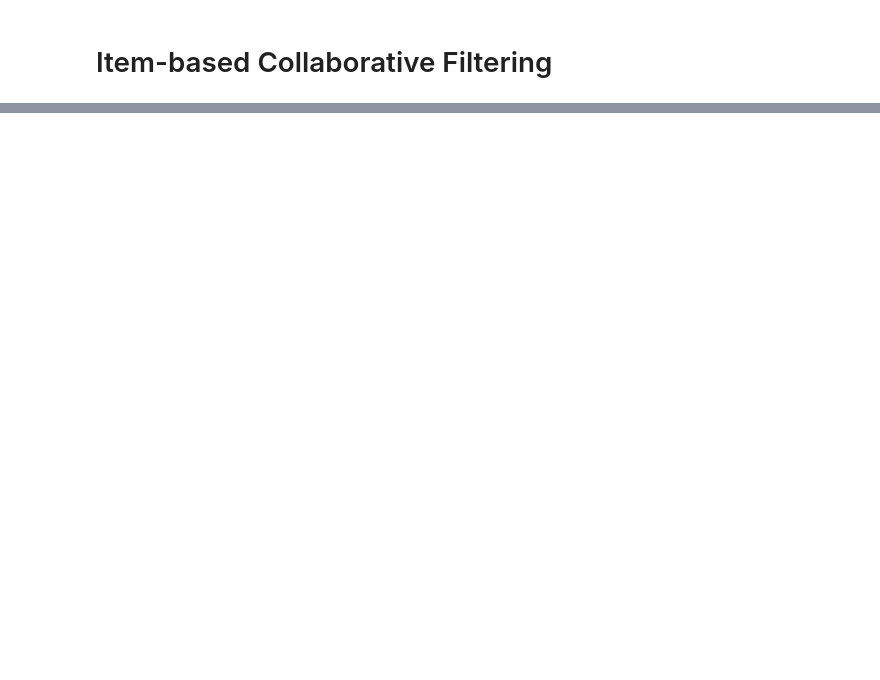
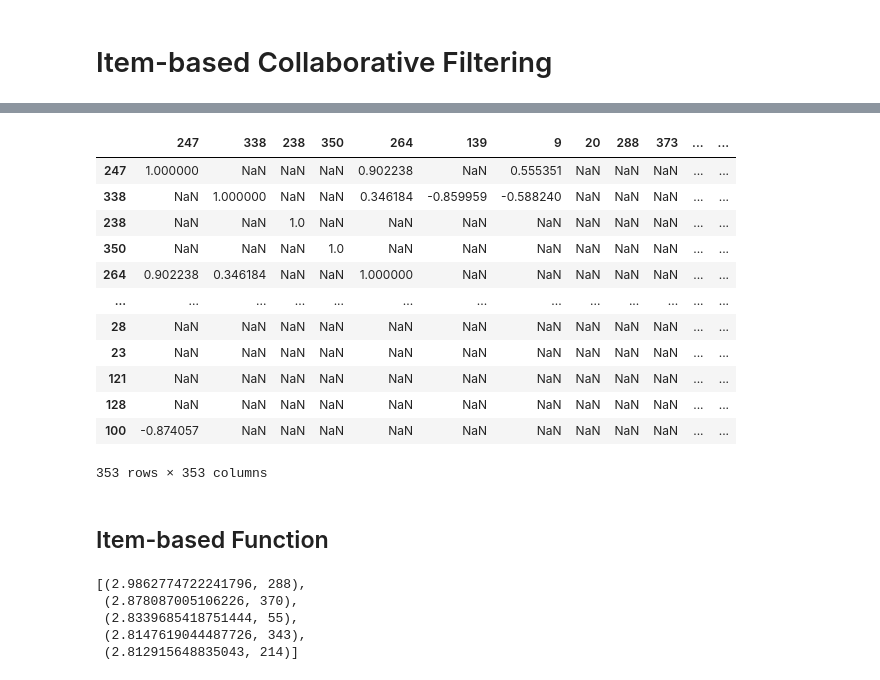
Before and after one commit to Yilegendoflink/RecSys, a Jupyter notebook: AIDM7380 Group Project - Recommender System for eLearning.ipynb, the cells around one changed output, grey strips where cells are left out. Saved outputs shown, nothing was run; the diff lists cells and outputs as text; code cells hidden in the pictures; blank space fills up the shorter version.

```diff
--- a/AIDM7380 Group Project - Recommender System for eLearning.ipynb
+++ b/AIDM7380 Group Project - Recommender System for eLearning.ipynb
@@ -432,0 +534,29 @@ dtype: float64
+# %%
+selectedIndex = selectedItems.index
+uiMatrixSelection = uiMatrix[selectedIndex]
+uiMatrixSelection = uiMatrixSelection.sub(uiMatrixSelection.mean(axis=1), axis=0)
+iiSimMatrix = pd.DataFrame().reindex_like(selectedItems)
+for item1 in selectedIndex:
+    item1Ratings = uiMatrixSelection[item1]
+    for item2 in selectedIndex:
+        item2Ratings = uiMatrixSelection[item2]
+        if overlappingUsersRatings.at[item1, item2] > 1:
+          iiSimMatrix.at[item1, item2] = cosine_sim(item1Ratings, item2Ratings)
+# %%
+display(iiSimMatrix)
+# %% [output]
+|  | 247 | 338 | 238 | 350 | 264 | 139 | 9 | 20 | 288 | 373 | ... | ... |
+| 247 | 1.000000 | NaN | NaN | NaN | 0.902238 | NaN | 0.555351 | NaN | NaN | NaN | ... | ... |
+| 338 | NaN | 1.000000 | NaN | NaN | 0.346184 | -0.859959 | -0.588240 | NaN | NaN | NaN | ... | ... |
+| 238 | NaN | NaN | 1.0 | NaN | NaN | NaN | NaN | NaN | NaN | NaN | ... | ... |
+| 350 | NaN | NaN | NaN | 1.0 | NaN | NaN | NaN | NaN | NaN | NaN | ... | ... |
+| 264 | 0.902238 | 0.346184 | NaN | NaN | 1.000000 | NaN | NaN | NaN | NaN | NaN | ... | ... |
+| ... | ... | ... | ... | ... | ... | ... | ... | ... | ... | ... | ... | ... |
+| 28 | NaN | NaN | NaN | NaN | NaN | NaN | NaN | NaN | NaN | NaN | ... | ... |
+| 23 | NaN | NaN | NaN | NaN | NaN | NaN | NaN | NaN | NaN | NaN | ... | ... |
+| 121 | NaN | NaN | NaN | NaN | NaN | NaN | NaN | NaN | NaN | NaN | ... | ... |
+| 128 | NaN | NaN | NaN | NaN | NaN | NaN | NaN | NaN | NaN | NaN | ... | ... |
+| 100 | -0.874057 | NaN | NaN | NaN | NaN | NaN | NaN | NaN | NaN | NaN | ... | ... |
+353 rows × 353 columns
+# %% [markdown]
+## Item-based Function
@@ -432,0 +577,8 @@ dtype: float64
+# %%
+itemCF_recommend(uiMatrixNorm,1401,iiSimMatrix,5)
+# %% [output]
+[(2.9862774722241796, 288),
+ (2.878087005106226, 370),
+ (2.8339685418751444, 55),
+ (2.8147619044487726, 343),
+ (2.812915648835043, 214)]
```
Also changed, not shown: parts of 24 cells of this notebook.
